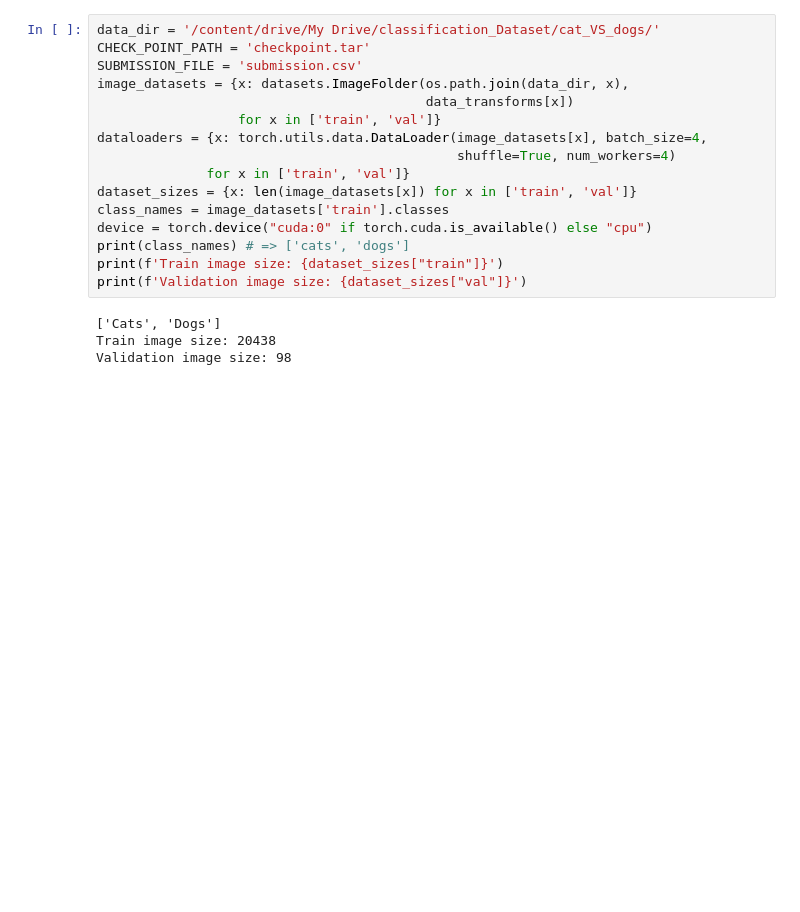
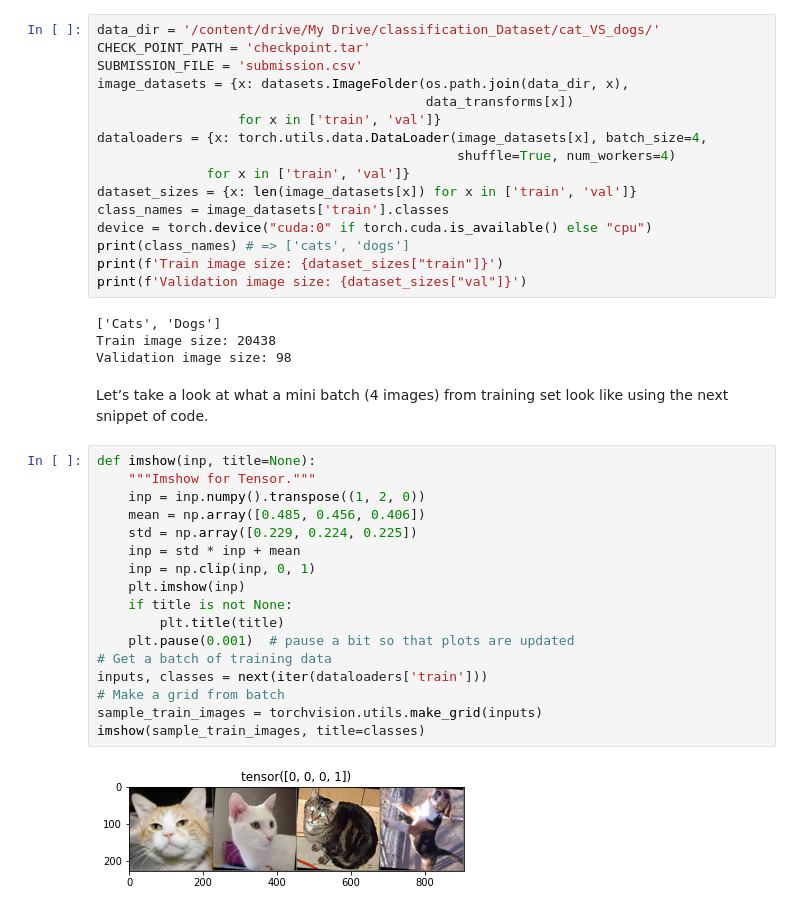
Before and after one commit to R-aryan/Image_Classification_VGG16, a Jupyter notebook: Cat_vs_Dog_pytorch_tl.ipynb, the cells around one changed output. Cells and saved outputs as stored; diff of their text form; blank space fills up the shorter version.

```diff
--- a/Cat_vs_Dog_pytorch_tl.ipynb
+++ b/Cat_vs_Dog_pytorch_tl.ipynb
@@ -94,3 +94,24 @@ print(f'Validation image size: {dataset_sizes["val"]}')
 ['Cats', 'Dogs']
 Train image size: 20438
 Validation image size: 98
+# %% [markdown]
+Let’s take a look at what a mini batch (4 images) from training set look like using the next snippet of code.
+# %%
+def imshow(inp, title=None):
+    """Imshow for Tensor."""
+    inp = inp.numpy().transpose((1, 2, 0))
+    mean = np.array([0.485, 0.456, 0.406])
+    std = np.array([0.229, 0.224, 0.225])
+    inp = std * inp + mean
+    inp = np.clip(inp, 0, 1)
+    plt.imshow(inp)
+    if title is not None:
+        plt.title(title)
+    plt.pause(0.001)  # pause a bit so that plots are updated
+# Get a batch of training data
+inputs, classes = next(iter(dataloaders['train']))
+# Make a grid from batch
+sample_train_images = torchvision.utils.make_grid(inputs)
+imshow(sample_train_images, title=classes)
+# %% [output]
+[figure, added]
```
